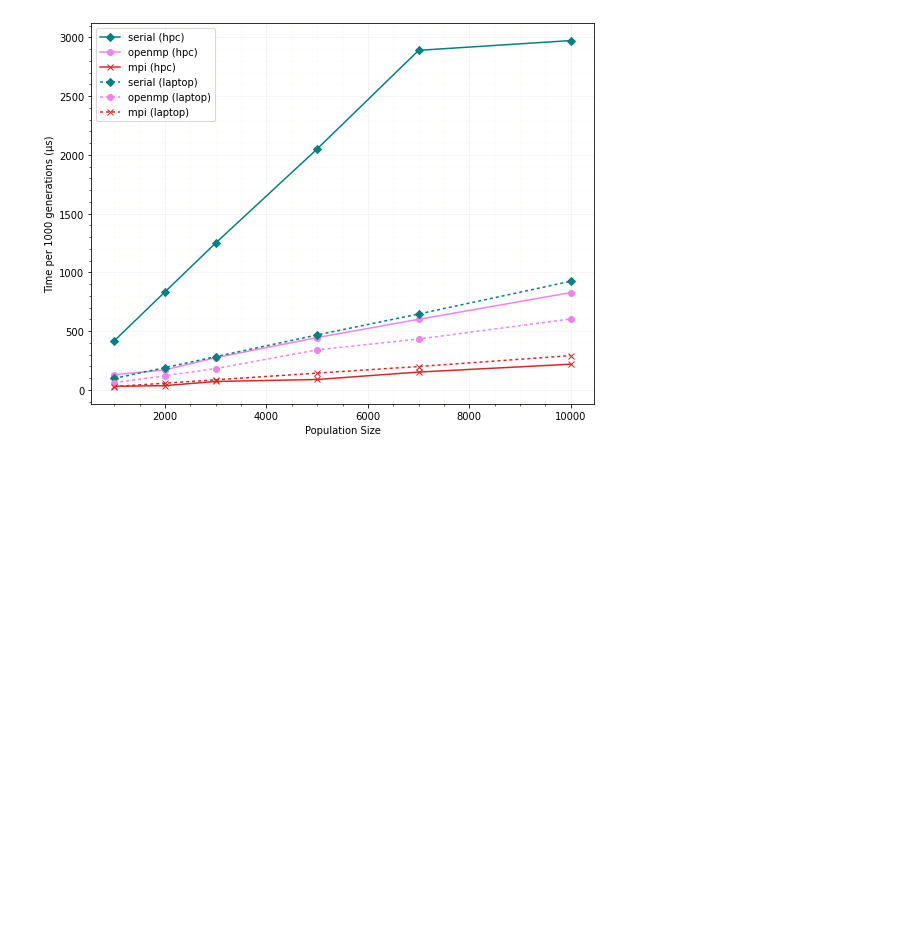
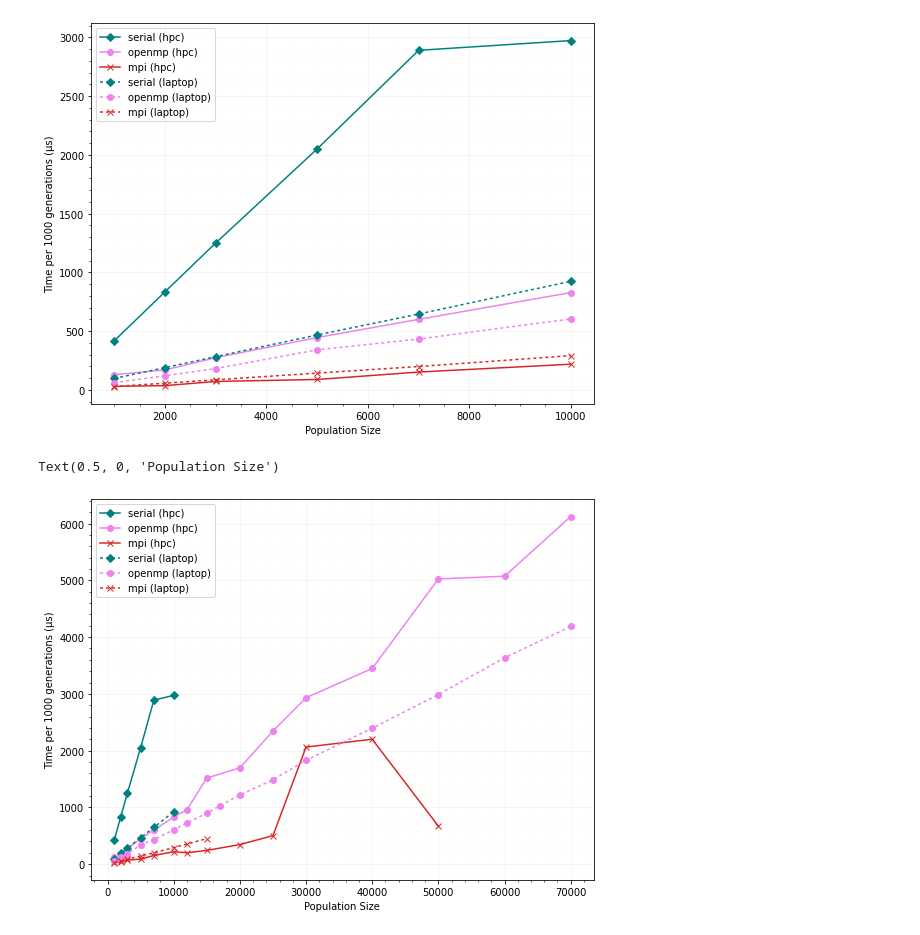
Before and after one commit to matthewdicks98/CSC-HPC-Project, a Jupyter notebook: population.ipynb, the cells around one changed output. Cells and saved outputs as stored; diff of their text form; code cells hidden in the pictures; blank space fills up the shorter version.

Commit message:
omp laptop till 70000

```diff
--- a/population.ipynb
+++ b/population.ipynb
@@ -151,3 +157,22 @@ plt.xlabel('Population Size')
 # %% [output]
 Text(0.5, 0, 'Population Size')
 [figure]
+# %%
+plt.figure(figsize=(9,7))
+plt.grid(alpha=0.15)
+plt.minorticks_on()
+plt.grid(which='minor', color='beige', alpha=0.25)
+plt.plot(ser_population[' pop_size'][:6],ser_population[' elapsed/gen_count'][:6],marker='D', color="teal")
+plt.plot(omp_population[' pop_size'],omp_population[' elapsed/gen_count'],marker='o', color="violet")
+plt.plot(mpi_population[' pop_size'], mpi_population[' elapsed/gen_count'],marker='x', color="tab:red")
+
+plt.plot(laptop_ser_population[' pop_size'],laptop_ser_population[' elapsed/gen_count'],marker='D', color="teal", dashes=[2,2])
+plt.plot(laptop_omp_population[' pop_size'],laptop_omp_population[' elapsed/gen_count'],marker='o', color="violet", dashes=[2,2])
+plt.plot(laptop_mpi_population[' pop_size'], laptop_mpi_population[' elapsed/gen_count'],marker='x', color="tab:red", dashes=[2,2])
+
+plt.legend(['serial (hpc)','openmp (hpc)','mpi (hpc)','serial (laptop)','openmp (laptop)','mpi (laptop)'])
+plt.ylabel('Time per 1000 generations (μs)')
+plt.xlabel('Population Size')
+# %% [output]
+Text(0.5, 0, 'Population Size')
+[figure, added]
```
Also changed, not shown: parts of 2 cells of this notebook, 3 other files.
